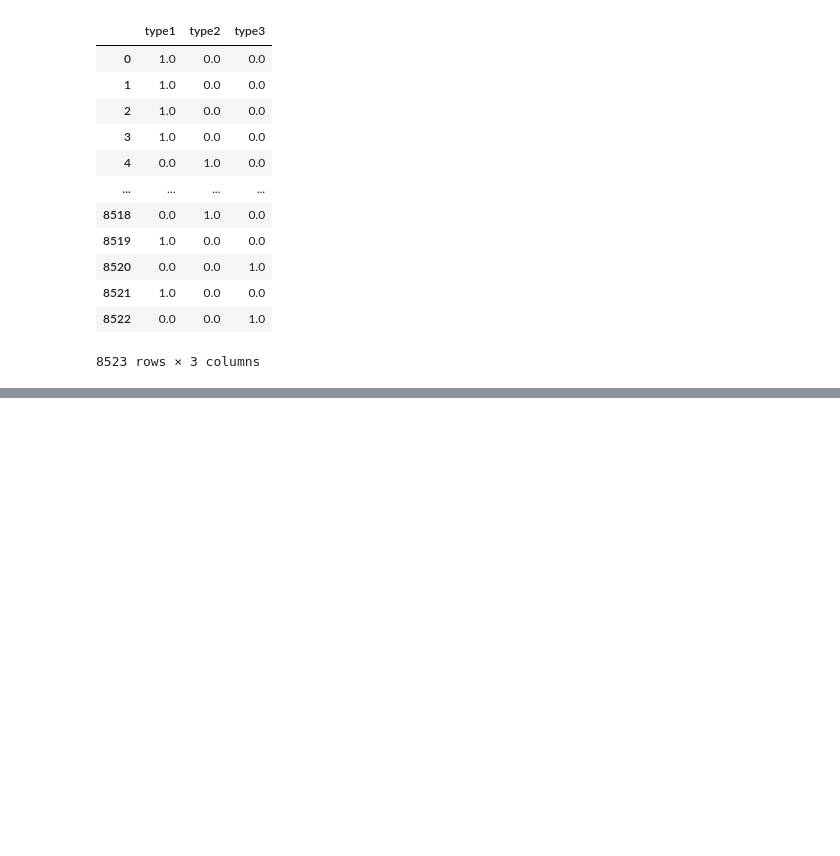
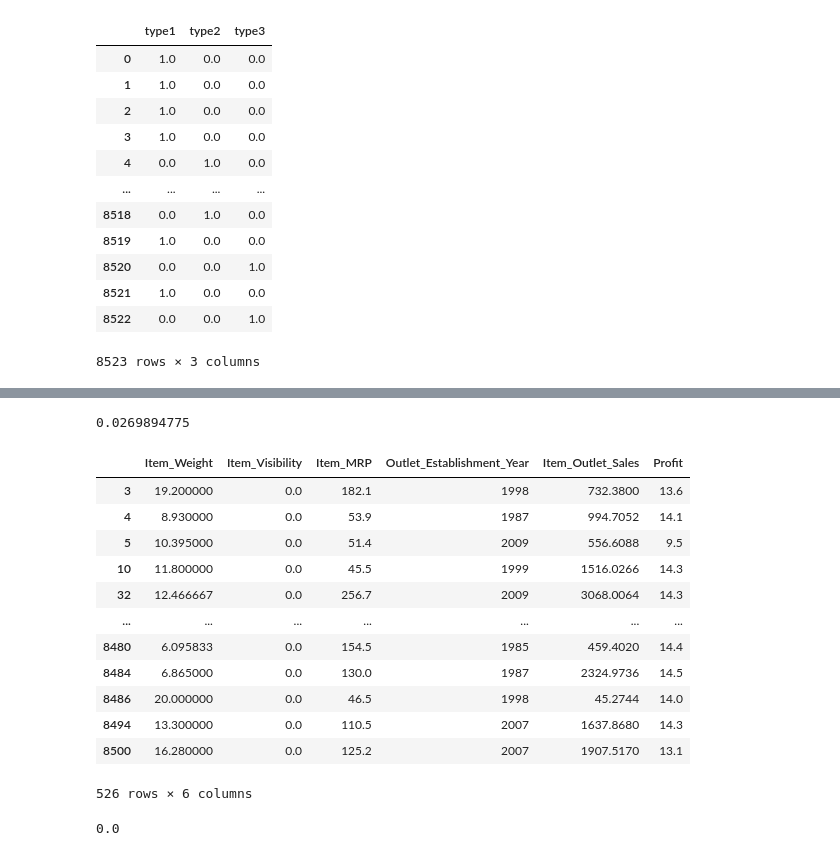
Before and after one commit to j33tu/mtech, a Jupyter notebook: ClassLectures/ML1/ML1-14oct-same-sheet.ipynb, the cells around one changed output, grey strips where cells are left out. Drawn from its saved outputs; the diff is of its cells as text; code cells hidden in the pictures; blank space fills up the shorter version.

```diff
--- a/ClassLectures/ML1/ML1-14oct.ipynb
+++ b/ClassLectures/ML1/ML1-14oct-same-sheet.ipynb
@@ -678,0 +673,30 @@ cat
+# %%
+q1=num['Item_Visibility'].quantile(.25)
+q3=num['Item_Visibility'].quantile(.75)
+iqr=q3-q1
+ub=q3+1.5*iqr
+lb=q1-1.5*iqr
+print(q1)
+# %% [output]
+0.0269894775
+# %%
+num = num[~((num['Item_Visibility']<lb)| num['Item_Visibility']>ub)]
+num
+# %% [output]
+|  | Item_Weight | Item_Visibility | Item_MRP | Outlet_Establishment_Year | Item_Outlet_Sales | Profit |
+| 3 | 19.200000 | 0.0 | 182.1 | 1998 | 732.3800 | 13.6 |
+| 4 | 8.930000 | 0.0 | 53.9 | 1987 | 994.7052 | 14.1 |
+| 5 | 10.395000 | 0.0 | 51.4 | 2009 | 556.6088 | 9.5 |
+| 10 | 11.800000 | 0.0 | 45.5 | 1999 | 1516.0266 | 14.3 |
+| 32 | 12.466667 | 0.0 | 256.7 | 2009 | 3068.0064 | 14.3 |
+| ... | ... | ... | ... | ... | ... | ... |
+| 8480 | 6.095833 | 0.0 | 154.5 | 1985 | 459.4020 | 14.4 |
+| 8484 | 6.865000 | 0.0 | 130.0 | 1987 | 2324.9736 | 14.5 |
+| 8486 | 20.000000 | 0.0 | 46.5 | 1998 | 45.2744 | 14.0 |
+| 8494 | 13.300000 | 0.0 | 110.5 | 2007 | 1637.8680 | 14.3 |
+| 8500 | 16.280000 | 0.0 | 125.2 | 2007 | 1907.5170 | 13.1 |
+526 rows × 6 columns
+# %%
+num.Item_Visibility.mean()
+# %% [output]
+0.0
```
Also changed, not shown: parts of 22 cells of this notebook, 5 other files.
